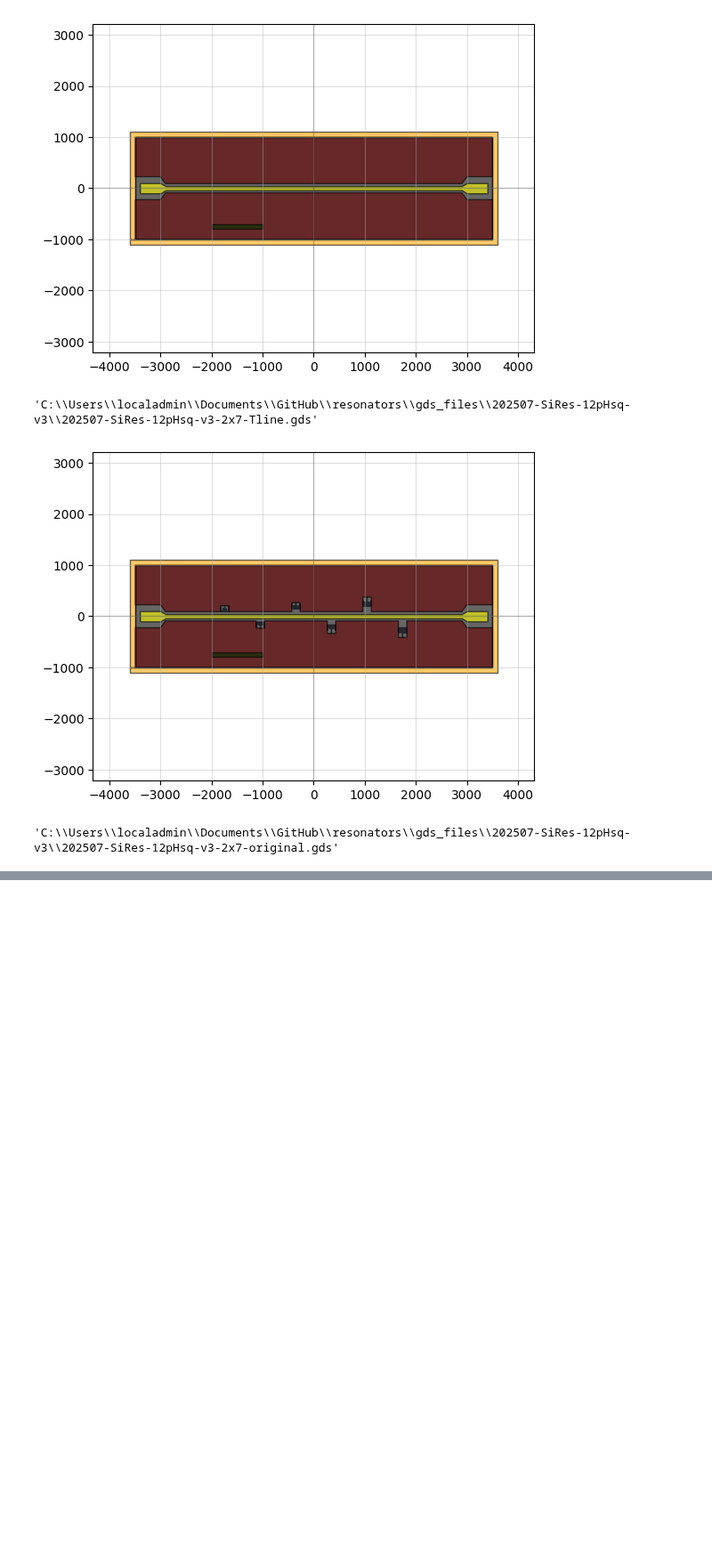
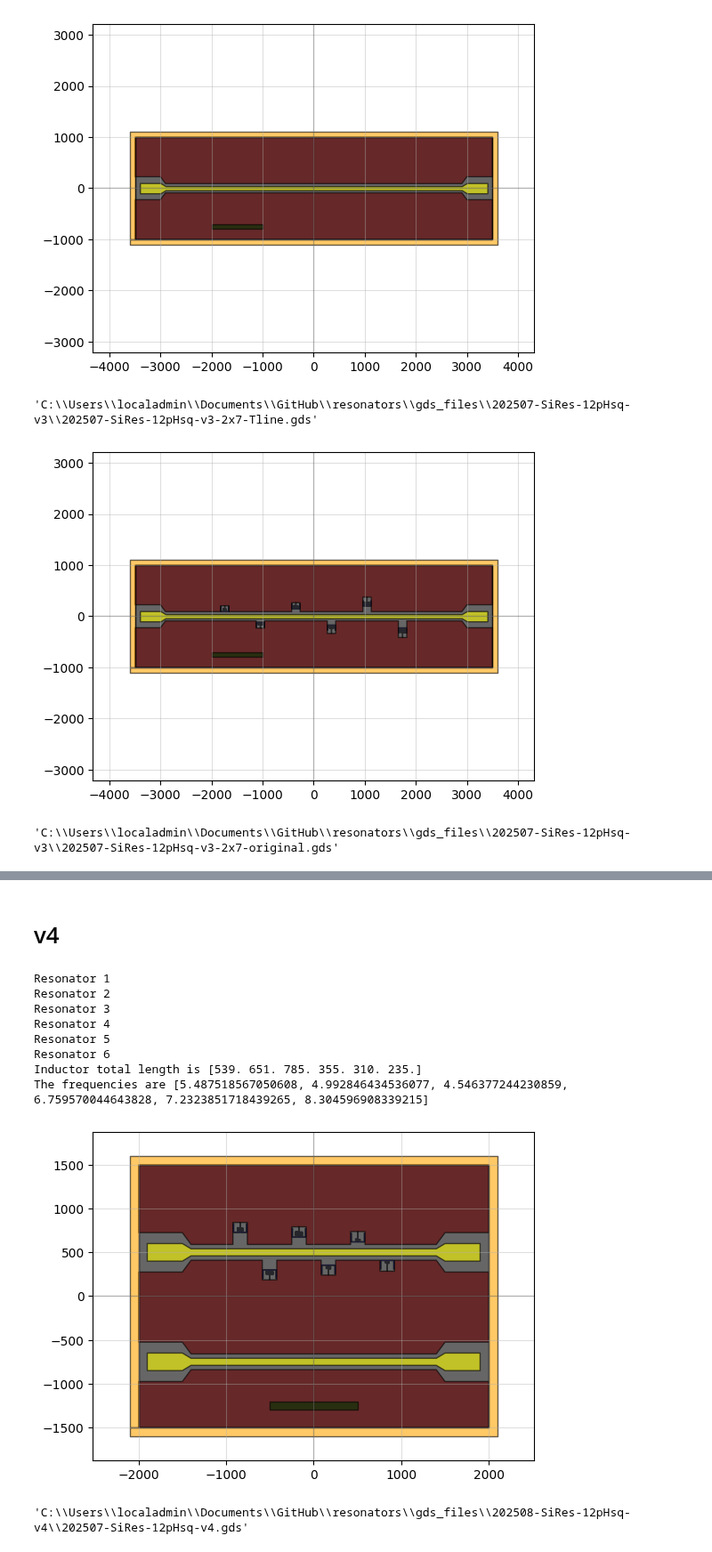
Before and after one commit to cbelo/resonators, a Jupyter notebook: 2025-07-Si-12pHsq/design.ipynb, the cells around one changed output, grey strips where cells are left out. Shown at 89% size. Cells and saved outputs as stored; diff of their text form; code cells hidden in the pictures; blank space fills up the shorter version.

```diff
--- a/2025-07-Si-12pHsq/design.ipynb
+++ b/2025-07-Si-12pHsq/design.ipynb
@@ -423 +423,66 @@ chip12.write_gds(r"C:\Users\localadmin\Documents\GitHub\resonators\gds_files\202
 'C:\\Users\\localadmin\\Documents\\GitHub\\resonators\\gds_files\\202507-SiRes-12pHsq-v3\\202507-SiRes-12pHsq-v3-2x7-new.gds'
+# %% [markdown]
+# v4
+# %%
+
+SeparationTlineResonator12 = [0]*7 + [5,0,10,0,10]
+NumberOfResonators12 = 6
+
+#Resonator parameters
+CapacitorHorizontalLength12 = np.ones(NumberOfResonators12)*150
+CapacitorVerticalLength12 = np.ones(NumberOfResonators12)*100
+CapacitorWidth12 = np.ones(NumberOfResonators12)*5
+
+NumberOfBends12 = np.ones(NumberOfResonators12, dtype=int)*[ 6, 6, 8,4,3,2]
+InductorVerticalLength12 = np.ones(NumberOfResonators12)*5
+InductorHorizontalLength12 = np.ones(NumberOfResonators12)*[ 62,  78,  75,50,50,40]
+InductorEndLength12 = np.ones(NumberOfResonators12)*( [55,55] + [50] + [65, 75, 85])
+InductorTotalLength12 = InductorVerticalLength12*(NumberOfBends12+4) + InductorEndLength12 +InductorHorizontalLength12*(NumberOfBends12+1)
+InductorWidth12 = np.ones(NumberOfResonators12)*0.6
+TaperWidth12 = np.ones(NumberOfResonators12)*20
+
+SpacingC012 = np.ones(NumberOfResonators12)*5
+SpacingCc12 = np.ones(NumberOfResonators12)*np.linspace(136,0,6)
+TaperLength12 = np.ones(NumberOfResonators12)*5
+FinalSpacingBondpads12 = 100
+
+freqs = []
+for i in range(NumberOfResonators12):
+    print(f'Resonator {i+1}')
+    freqs.append(resonance_freq_Schuster(InductorWidth12[i]*1e-6, CapacitorWidth12[i]*1e-6, (SeparationTlineResonator12[i] + FeedlineGap12 + SpacingCc12[i])*1e-6 , FeedlineWidth12*1e-6,
+                                            CapacitorVerticalLength12[i]*1e-6, SpacingC012[i]*1e-6,
+                                            InductorWidth12[i]*1e-6, InductorTotalLength12[i]*1e-6, Lk_24,
+                                        epsilon_r_Si, thickness_subs_Si)/1e9)
+
+print('Inductor total length is', InductorTotalLength12)
+print('The frequencies are', freqs)
+FeedlineWidth12 = 80
+FeedlineLength12  = 2800
+FeedlineGap12 = 50
+FeedlineTaperLength12 =  100
+BondpadWidth12 =  200
+BondpadLength12 = 400
+BondpadGap12 = BondpadWidth12*(FeedlineGap12/FeedlineWidth12)
+ChipSize12 = [FeedlineLength12 + 2*BondpadLength12 + 2*FeedlineTaperLength12 + 2*FinalSpacingBondpads12, 3000]
+
+c, metal, chip12 = ChipResonatorsTwoTlines(ChipSize12, NumberOfResonators12, SeparationTlineResonator12,
+                        FeedlineWidth12, FeedlineLength12, FeedlineGap12,
+                        FeedlineTaperLength12, BondpadWidth12, BondpadLength12, BondpadGap12,
+                        CapacitorHorizontalLength12, CapacitorVerticalLength12, CapacitorWidth12,
+                        NumberOfBends12, InductorVerticalLength12, InductorHorizontalLength12, InductorWidth12, InductorEndLength12,
+                        TaperWidth12, TaperLength12, SpacingC012, SpacingCc12,
+                        FinalSpacingBondpads12, MWO_simulation=False, ypos_tlines=[500, -750])
+
+qp(chip12)
+chip12.write_gds(r"C:\Users\localadmin\Documents\GitHub\resonators\gds_files\202508-SiRes-12pHsq-v4\202507-SiRes-12pHsq-v4.gds")
+# %% [output]
+Resonator 1
+Resonator 2
+Resonator 3
+Resonator 4
+Resonator 5
+Resonator 6
+Inductor total length is [539. 651. 785. 355. 310. 235.]
+The frequencies are [5.487518567050608, 4.992846434536077, 4.546377244230859, 6.759570044643828, 7.2323851718439265, 8.304596908339215]
+[figure, added]
+'C:\\Users\\localadmin\\Documents\\GitHub\\resonators\\gds_files\\202508-SiRes-12pHsq-v4\\202507-SiRes-12pHsq-v4.gds'
```
Also changed, not shown: parts of 1 cell of this notebook, 6 other files.
